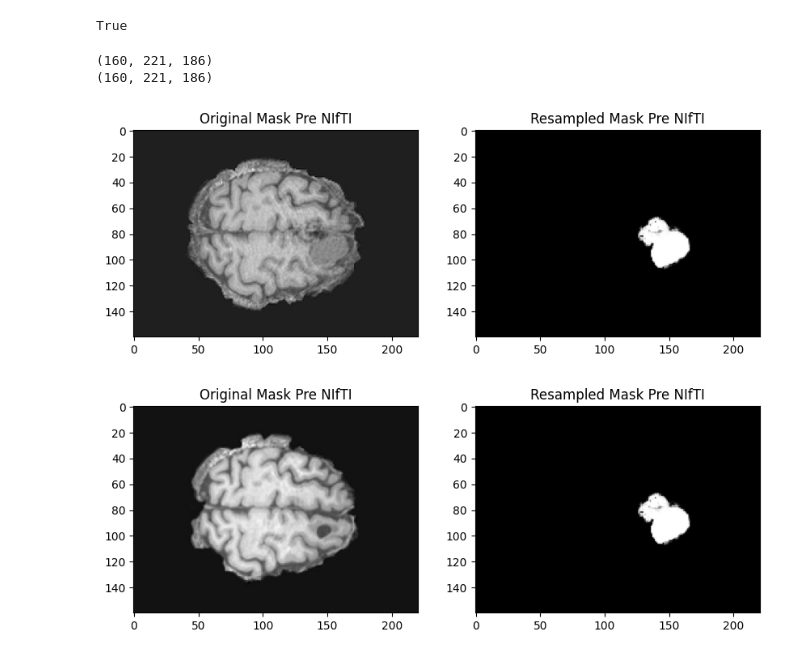
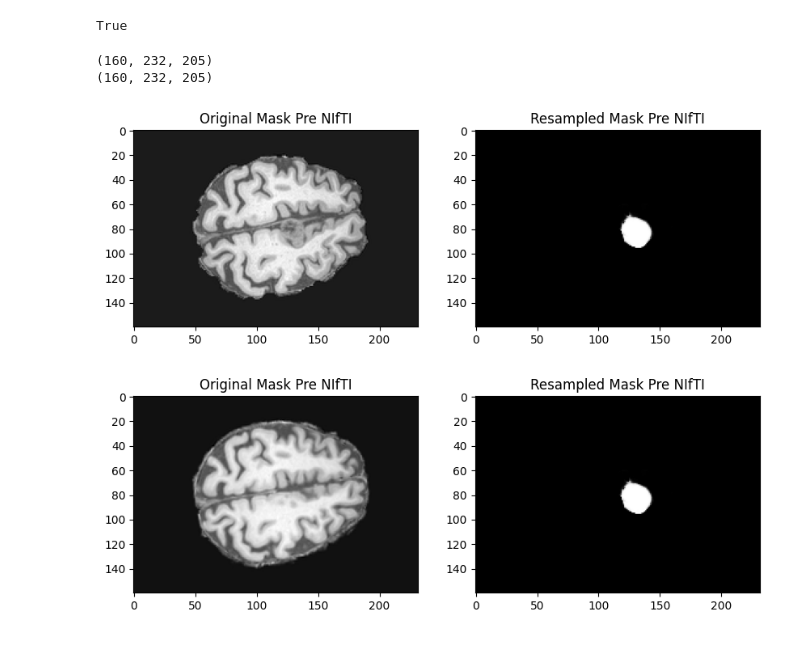
Before and after one commit to adiljahouh/Thesis-Change-Detection-in-MRI, a Jupyter notebook: notebooks/tumor_vis.ipynb, the cells around one changed output. Cells and saved outputs as stored; diff of their text form; code cells hidden in the pictures.

```diff
--- a/notebooks/tumor_vis.ipynb
+++ b/notebooks/tumor_vis.ipynb
@@ -18,10 +18,10 @@ from sklearn.model_selection import StratifiedKFold
 # %% [output]
 True
 # %%
-mask_pre_nifti = nib.load('../data/raw/preop/BTC-preop/derivatives/tumor_masks/sub-PAT08/anat/sub-PAT08_space_T1_label-tumor.nii')
-head_pre_nifti = nib.load('../data/processed/preop/BTC-preop/sub-PAT08/t1_ants_aligned.nii.gz')
-mask_post_nifti = nib.load('../data/raw/postop/BTC-postop/derivatives/tumor_masks/sub-PAT08/anat/sub-PAT08_space_T1_label-tumor.nii')
-head_post_nifti = nib.load('../data/processed/postop/BTC-postop/sub-PAT08/t1_ants_aligned.nii.gz')
+mask_pre_nifti = nib.load('../data/raw/preop/BTC-preop/derivatives/tumor_masks/sub-PAT06/anat/sub-PAT06_space_T1_label-tumor.nii')
+head_pre_nifti = nib.load('../data/processed/preop/BTC-preop/sub-PAT06/t1_ants_aligned.nii.gz')
+mask_post_nifti = nib.load('../data/raw/postop/BTC-postop/derivatives/tumor_masks/sub-PAT06/anat/sub-PAT06_space_T1_label-tumor.nii')
+head_post_nifti = nib.load('../data/processed/postop/BTC-postop/sub-PAT06/t1_ants_aligned.nii.gz')
 
 mask_post_resampled = resample_to_img(mask_post_nifti, head_post_nifti, interpolation='nearest')
 mask_pre_resampled = resample_to_img(mask_pre_nifti, head_pre_nifti, interpolation='nearest')
@@ -32,27 +32,27 @@ mask_pre_resampled_data = mask_pre_resampled.get_fdata()
 head_post_nifti = head_post_nifti.get_fdata()
 mask_post_resampled_data = mask_post_resampled.get_fdata()
 # %%
-slice_index = 130
+slice_index = 140
 
 # Extract the data from the NIfTI images
 print(head_pre_nifti.shape)
 print(mask_pre_resampled_data.shape)
 # Plot the slices
 plt.figure(figsize=(10, 5))
 
 plt.subplot(1, 2, 1)
 plt.title('Original Mask Pre NIfTI')
 plt.imshow(head_pre_nifti[:, :, slice_index], cmap='gray')
 
 plt.subplot(1, 2, 2)
 plt.title('Resampled Mask Pre NIfTI')
 plt.imshow(mask_pre_resampled_data[:, :, slice_index], cmap='gray')
 
 plt.show()
 # %% [output]
-(160, 221, 186)
-(160, 221, 186)
+(160, 232, 205)
+(160, 232, 205)
-[figure, old version]
+[figure, new version]
 # %%
 
 # Plot the slices
@@ -68,4 +68,4 @@ plt.imshow(mask_post_resampled_data[:, :, slice_index], cmap='gray')
 
 plt.show()
 # %% [output]
-[figure, old version]
+[figure, new version]
```
Also changed, not shown: 9 other files.
